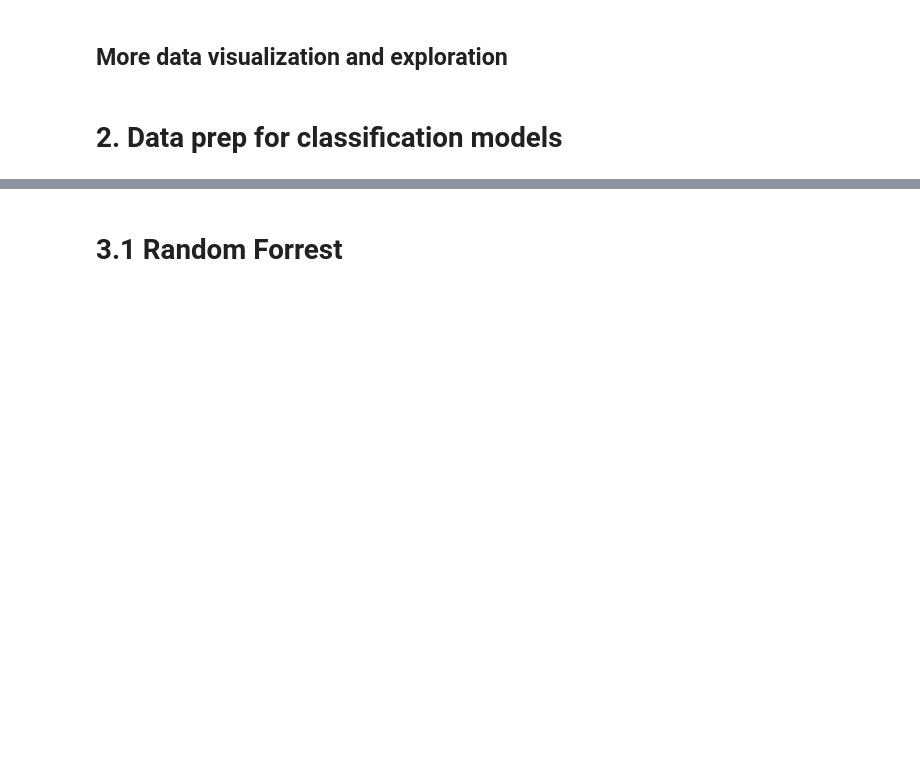
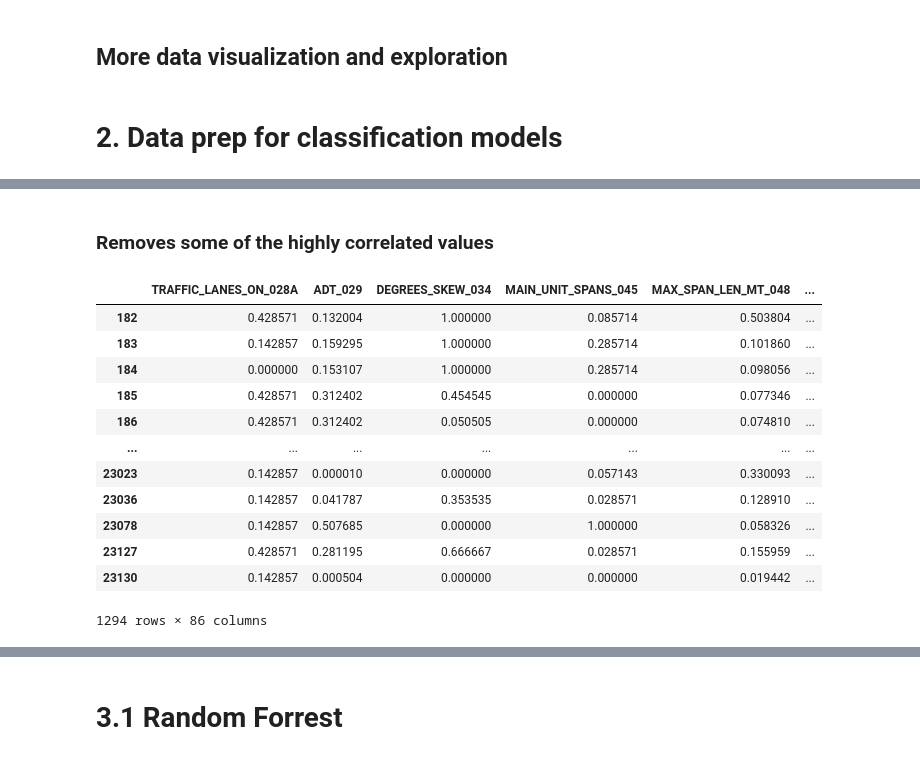
Before and after one commit to megan0422/DABPFinalProject, a Jupyter notebook: Bridge_Only_Classification_Models_Final.ipynb, the cells around one changed output, grey strips where cells are left out. Cells and saved outputs as stored; diff of their text form; code cells hidden in the pictures; blank space fills up the shorter version.

```diff
--- a/Bridge_Only_Classification_Models_Final.ipynb
+++ b/Bridge_Only_Classification_Models_Final.ipynb
@@ -91,17 +91,3 @@ Bridges_class.describe(include = 'all')
-# %%
-#PLACE_CODE_004
-#Using ACS data to match FIPS code of PLACE_CODE_004 to municipality
-ACS_income_FIPS = pd.read_csv("ACS Estimates Slice with FIPS code edited.csv")
-#ACS_income_FIPS.head()
-df = ACS_income_FIPS[['GEOID', 'Municipality']]
-df['Municipality'] = df['Municipality'].map(lambda x: x.replace(', Allegheny County, Pennsylvania', ''))
-
-#Strip Allegheny County, P.. string
-df.head()
-
-#Need to work on this dictionary furthur before using it, some municipalities are missing
-Municipality = dict(zip(df.GEOID, df.Municipality)) #Creates a dictionary of GEOIDs/FIPS code and municipality
-#Municipality
 # %%
 #Creates new column based on data dictionarys
 
@@ -307,9 +260,9 @@ poor_bridges['PLACE_CODE_004'].value_counts().plot(kind='bar', figsize=(16,8)) #
 # %% [markdown]
 # 2. Data prep for classification models
 # %%
-dummy_vars = ['Maintenance', 'Function', 'Structure_Kind', 'Structure_Type', 'Deck_Cond', 'Superstructure_Cond',
-              'Subtructure_Cond','Channel_Cond', 'Deck_Structure', 'Surface_Type', 'Membrane_Type', 'Deck_Protect']
-drop_columns = ['Municipality', 'PLACE_CODE_004']
+dummy_vars = ['Maintenance', 'Function', 'Structure_Kind', 'Structure_Type', 'Deck_Structure',
+              'Surface_Type', 'Membrane_Type', 'Deck_Protect']
+drop_columns = ['PLACE_CODE_004']
 def prep_bridge_class_norm(df, dummy_vars, drop_columns):
     df = df.drop(columns = drop_columns)
     result = {'P':0, 'F':1, 'G':1}  #Poor bridges are 0, fair and good are 1, found models are more accurate
@@ -336 +306,19 @@ df.head()
+# %% [markdown]
+### Removes some of the highly correlated values
+# %%
+df.drop(columns = ['Deck_Structure_No deck'])
+# %% [output]
+|  | TRAFFIC_LANES_ON_028A | ADT_029 | DEGREES_SKEW_034 | MAIN_UNIT_SPANS_045 | MAX_SPAN_LEN_MT_048 | ... |
+| 182 | 0.428571 | 0.132004 | 1.000000 | 0.085714 | 0.503804 | ... |
+| 183 | 0.142857 | 0.159295 | 1.000000 | 0.285714 | 0.101860 | ... |
+| 184 | 0.000000 | 0.153107 | 1.000000 | 0.285714 | 0.098056 | ... |
+| 185 | 0.428571 | 0.312402 | 0.454545 | 0.000000 | 0.077346 | ... |
+| 186 | 0.428571 | 0.312402 | 0.050505 | 0.000000 | 0.074810 | ... |
+| ... | ... | ... | ... | ... | ... | ... |
+| 23023 | 0.142857 | 0.000010 | 0.000000 | 0.057143 | 0.330093 | ... |
+| 23036 | 0.142857 | 0.041787 | 0.353535 | 0.028571 | 0.128910 | ... |
+| 23078 | 0.142857 | 0.507685 | 0.000000 | 1.000000 | 0.058326 | ... |
+| 23127 | 0.428571 | 0.281195 | 0.666667 | 0.028571 | 0.155959 | ... |
+| 23130 | 0.142857 | 0.000504 | 0.000000 | 0.000000 | 0.019442 | ... |
+1294 rows × 86 columns
 # %%
```
Also changed, not shown: parts of 24 cells of this notebook.
